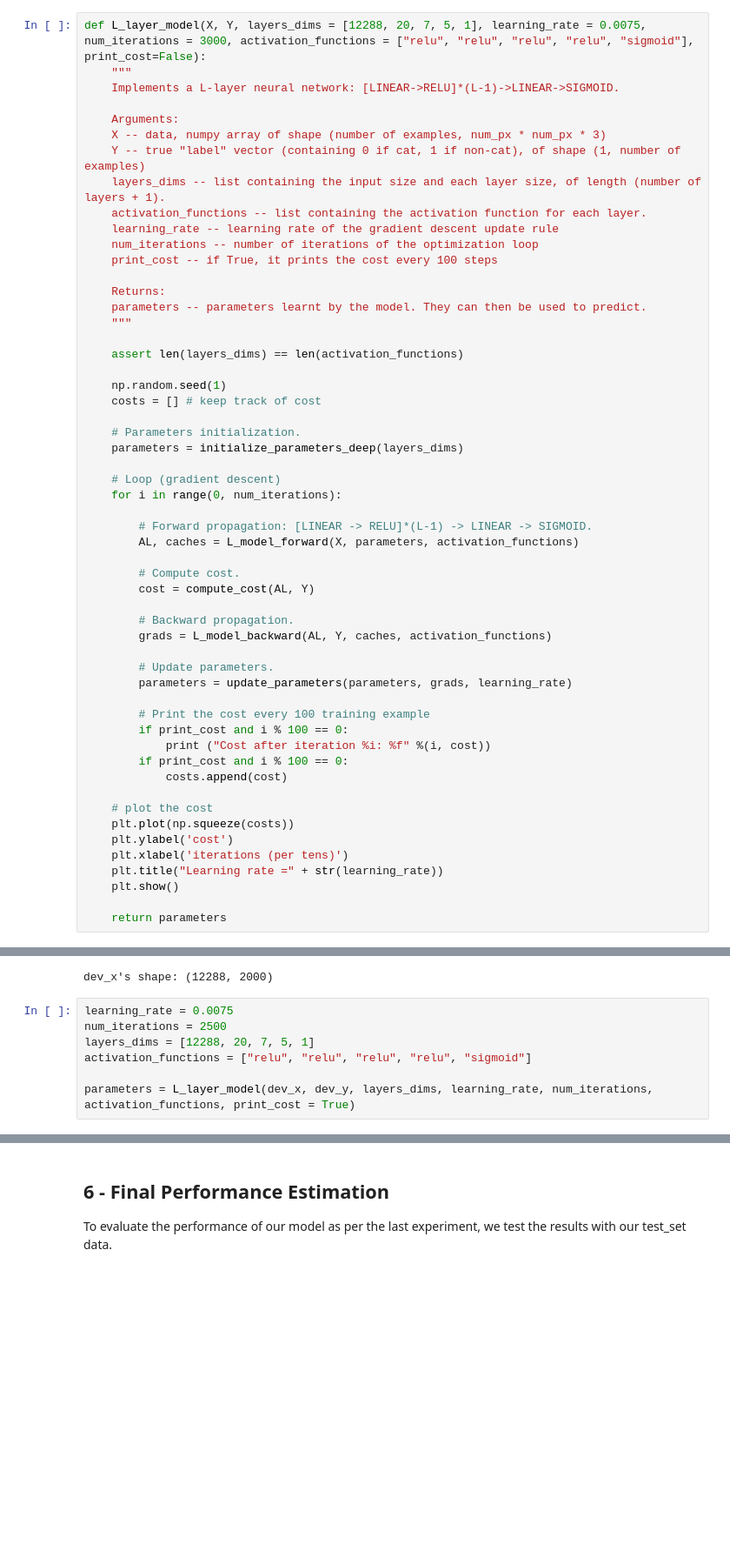
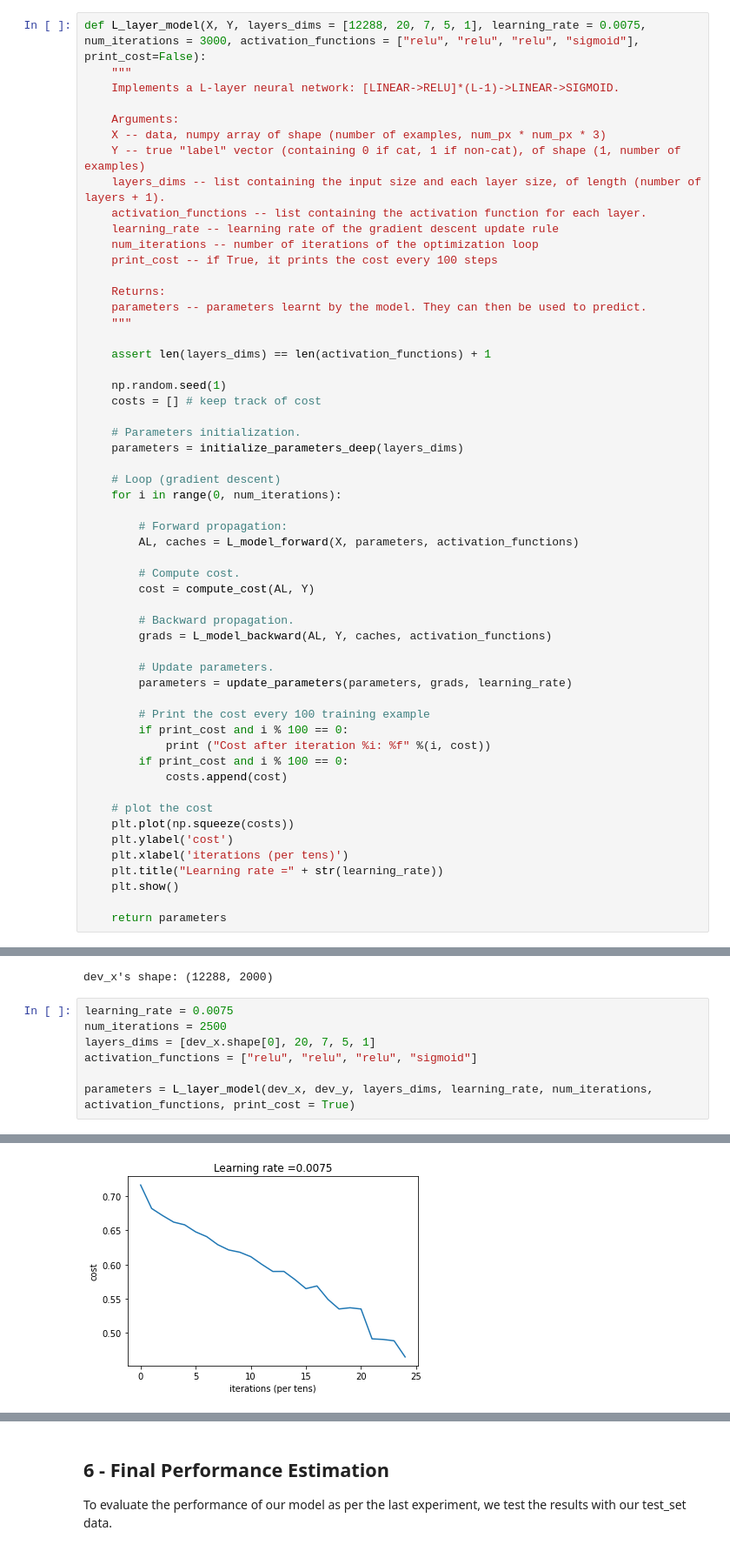
Before and after one commit to JorgeGiovannetti/CatVsDogBinaryClassifier, a Jupyter notebook: CatVsDogModel.ipynb, the cells around one changed output, grey strips where cells are left out. Shown: that part at 87% size. Cells and saved outputs as stored; diff of their text form; blank space fills up the shorter version.

```diff
--- a/CatVsDogModel.ipynb
+++ b/CatVsDogModel.ipynb
@@ -19,7 +19,7 @@ np.random.seed(1)
 # %% [markdown]
 ## 2 - Architecture of our model (L-layer Neural Network)
 # %%
-def L_layer_model(X, Y, layers_dims = [12288, 20, 7, 5, 1], learning_rate = 0.0075, num_iterations = 3000, activation_functions = ["relu", "relu", "relu", "relu", "sigmoid"], print_cost=False):
+def L_layer_model(X, Y, layers_dims = [12288, 20, 7, 5, 1], learning_rate = 0.0075, num_iterations = 3000, activation_functions = ["relu", "relu", "relu", "sigmoid"], print_cost=False):
     """
     Implements a L-layer neural network: [LINEAR->RELU]*(L-1)->LINEAR->SIGMOID.
 
@@ -36,7 +36,7 @@ def L_layer_model(X, Y, layers_dims = [12288, 20, 7, 5, 1], learning_rate = 0.00
     parameters -- parameters learnt by the model. They can then be used to predict.
     """
 
-    assert len(layers_dims) == len(activation_functions)
+    assert len(layers_dims) == len(activation_functions) + 1
 
     np.random.seed(1)
     costs = [] # keep track of cost
@@ -47,7 +47,7 @@ def L_layer_model(X, Y, layers_dims = [12288, 20, 7, 5, 1], learning_rate = 0.00
     # Loop (gradient descent)
     for i in range(0, num_iterations):
 
-        # Forward propagation: [LINEAR -> RELU]*(L-1) -> LINEAR -> SIGMOID.
+        # Forward propagation:
         AL, caches = L_model_forward(X, parameters, activation_functions)
 
         # Compute cost.
@@ -250,7 +235,8 @@ dev_x's shape: (12288, 2000)
 # %%
 learning_rate = 0.0075
 num_iterations = 2500
-layers_dims = [12288, 20, 7, 5, 1]
-activation_functions = ["relu", "relu", "relu", "relu", "sigmoid"]
+layers_dims = [dev_x.shape[0], 20, 7, 5, 1]
+activation_functions = ["relu", "relu", "relu", "sigmoid"]
 
 parameters = L_layer_model(dev_x, dev_y, layers_dims, learning_rate, num_iterations, activation_functions, print_cost = True)
+# %% [output]
@@ -256,0 +260 @@ parameters = L_layer_model(dev_x, dev_y, layers_dims, learning_rate, num_iterati
+[figure, added]
```
Also changed, not shown: parts of 36 cells of this notebook.
